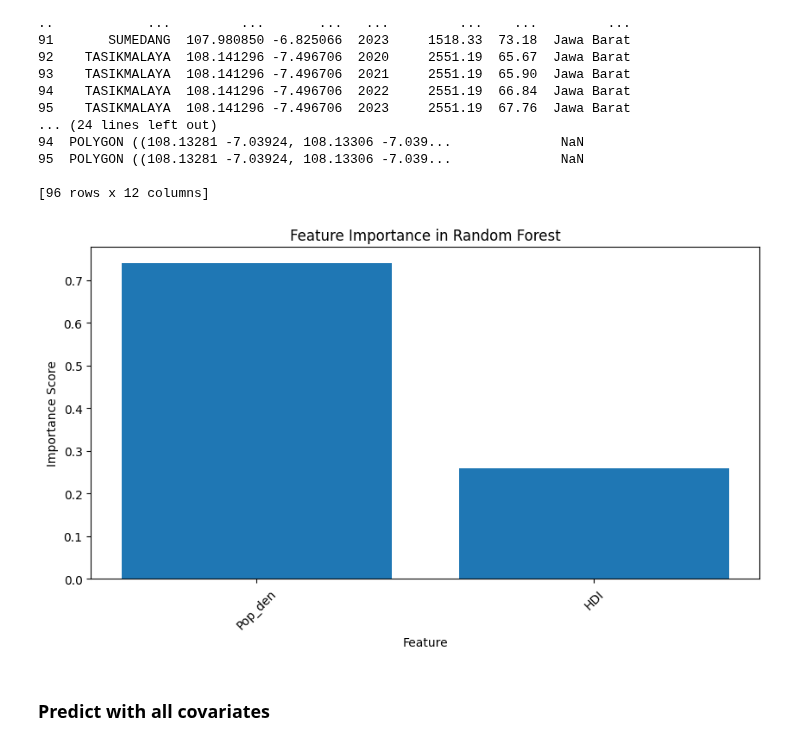
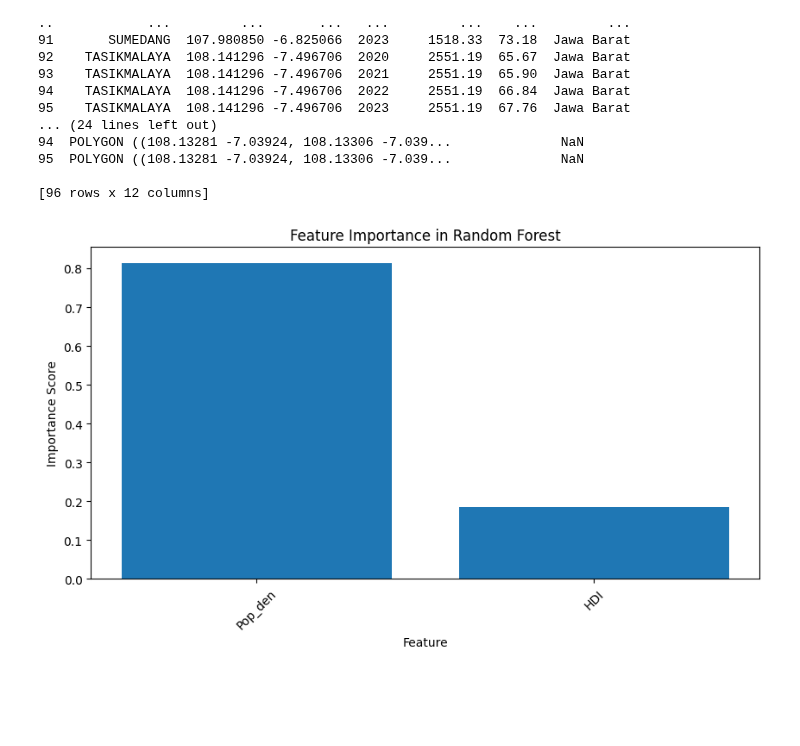
Before and after one commit to jeswid/DSE_FYP, a Jupyter notebook: src/Random_Forest.ipynb, the cells around one changed output. Drawn from its saved outputs; the diff is of its cells as text; code cells hidden in the pictures; blank space fills up the shorter version.

Commit message:
updated random forest predictions and icer calculations recorded

```diff
--- a/src/Random_Forest.ipynb
+++ b/src/Random_Forest.ipynb
@@ -31,0 +57,6 @@ X_train, X_test, y_train, y_test, train_index, test_index = train_test_split(
+# %%
+#since log transforming doesnt rly help, can winzorise instead:
+# Manual winsorization with pandas
+lower = y.quantile(0.05)
+upper = y.quantile(0.95)
+y_winsorized = y.clip(lower=lower, upper=upper)
@@ -47,6 +109,20 @@ plt.title('Training vs Testing Data')
 plt.show()
 # %% [output]
 [figure]
+# %%
+#fit random forest into train-test split using y_winsorized, y_log, y_sqrt
+
+# Stratify based on 'Province'
+X_train, X_test, y_train_w, y_test_w, train_index, test_index = train_test_split(
+    X, y_winsorized, df.index, test_size=0.2, random_state=38, stratify=df[["Province"]])
+
+# Stratify based on 'Province'
+X_train, X_test, y_train_l, y_test_l, train_index, test_index = train_test_split(
+    X, y_log, df.index, test_size=0.2, random_state=38, stratify=df[["Province"]])
+
+# Stratify based on 'Province'
+X_train, X_test, y_train_s, y_test_s, train_index, test_index = train_test_split(
+    X, y_sqrt, df.index, test_size=0.2, random_state=38, stratify=df[["Province"]])
 # %%
 # Create new dataset with NaN for testing 'Cases'
 df_modified = df.copy()
@@ -66,23 +138,0 @@ df_pointer.to_csv('../data/processed/df_aggVAE_rf_split.csv', index=False)
-# %%
-#OOB error to find the optimal n_estimators, with 500, 1000 trees; (dont need to tune max_features first)
-# Define your random forest regressor
-rf = RandomForestRegressor(oob_score=True, random_state=42)
-
-# Set up the grid search parameters for n_estimators
-param_grid = {
-    'n_estimators': [100, 200, 500, 1000],  # Adjust as needed
-}
-
-# Set up GridSearchCV with oob_score
-grid_search = GridSearchCV(rf, param_grid, cv=None, n_jobs=-1, scoring='neg_mean_squared_error')
-
-# Fit the grid search
-grid_search.fit(X_train, y_train)
-
-# Get the best number of trees (n_estimators)
-best_n_estimators = grid_search.best_params_['n_estimators']
-print(f"Optimal n_estimators: {best_n_estimators}")
-
-# Access the best OOB score
-best_oob_score = grid_search.best_estimator_.oob_score_
-print(f"Best OOB score: {best_oob_score}")
@@ -127,19 +299,19 @@ print(df_with_predictions)
 df_with_predictions.to_csv("../data/processed/df_combined_with_predictions_rf_popden_hdi.csv")
 # %%
 # Get feature importance
-importances = rf.feature_importances_
+importances = rf_l.feature_importances_
 indices = np.argsort(importances)[::-1]  # Sort in descending order
 
 # Plot feature importance
 plt.figure(figsize=(10, 5))
 plt.title("Feature Importance in Random Forest")
 plt.bar(range(X.shape[1]), importances[indices], align="center")
 plt.xticks(range(X.shape[1]), [feature_names[i] for i in indices], rotation=45)
 plt.xlabel("Feature")
 plt.ylabel("Importance Score")
 plt.show()
 # %% [output]
-[figure, old version]
+[figure, new version]
 # %%
 # Save the model
 with open("../model_weights/rf/random_forest_model_pop_den_hdi.pkl", "wb") as f:
@@ -148,5 +320,3 @@ with open("../model_weights/rf/random_forest_model_pop_den_hdi.pkl", "wb") as f:
 # Load the model
 #with open("random_forest_model.pkl", "rb") as f:
 #    rf_loaded = pickle.load(f)
-# %% [markdown]
-### Predict with all covariates
```
Also changed, not shown: parts of 20 cells of this notebook, 4 other files.
